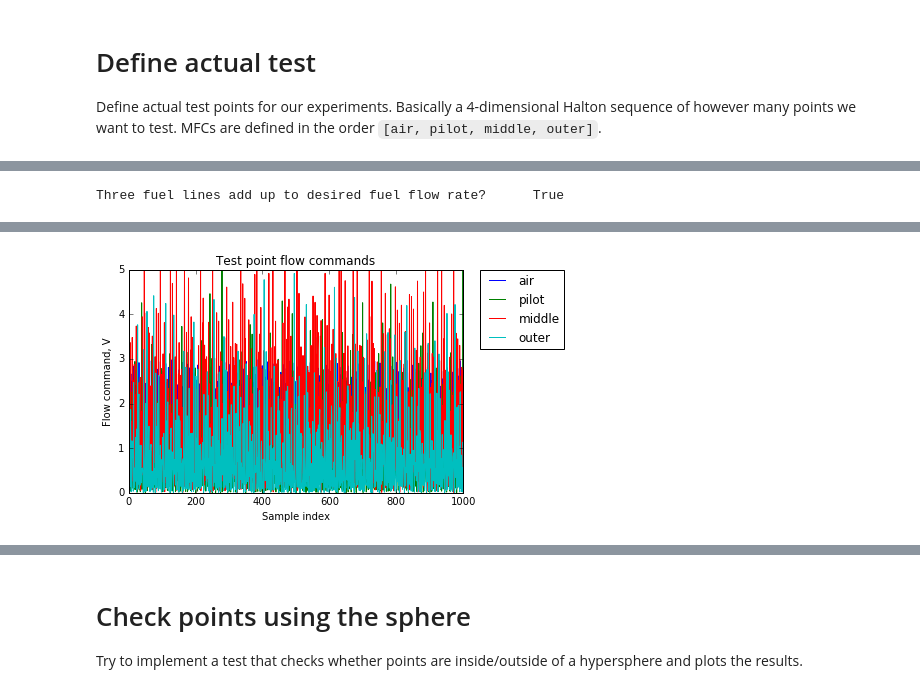
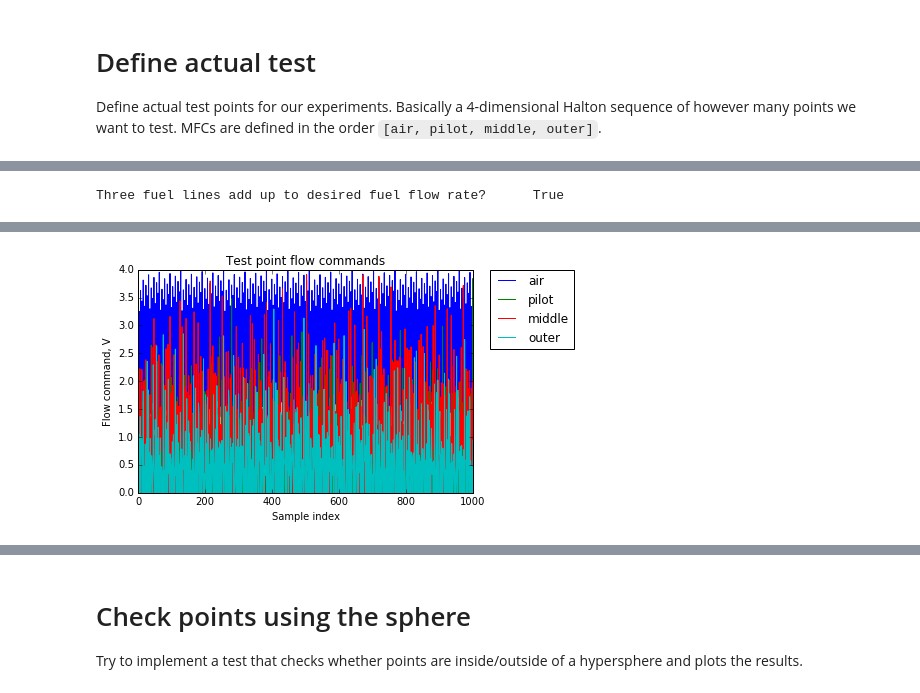
Before and after one commit to Engineero/burner_analysis, a Jupyter notebook: burner_control_notebook.ipynb, the cells around one changed output, grey strips where cells are left out. Saved outputs shown, nothing was run; the diff lists cells and outputs as text; code cells hidden in the pictures.

Commit message:
Modified flow rates and method for removing tiny flow rates based on calculations.

```diff
--- a/burner_control_notebook.ipynb
+++ b/burner_control_notebook.ipynb
@@ -87,17 +87,22 @@ def mf_from_equiv(equiv, m_dot_air):
 max_pilot = 5.0
 max_middle = 5.0
 max_outer = 5.0
-max_air = 3.0  # saturation voltage for air MFC
+max_air = 4.0  # saturation voltage for air MFC
 max_V = np.array([max_air, max_pilot, max_middle, max_outer])
-min_air = 0.3  # minimum air flow rate that we want, V
+min_factor = 0.06
+min_pilot = min_factor*max_pilot  # minimum pilot flow voltage we want, V
+min_middle = min_factor*max_middle
+min_outer = min_factor*max_outer
+min_air = 1.0  # minimum air flow voltage that we want, V
+min_V = np.array([min_air, min_pilot, min_middle, min_outer])
 air_scale = 500/5  # 500 SLPM of air at 5 V output
 # pilot_scale = 100/5  # 100 SLPM of methane at 5 V output
 # out_scale = 200/5  # 200 SLPM of methane at 5 V output
-pilot_scale = 20/5  # 100 SLPM of methane at 5 V output
-out_scale = 20/5  # 200 SLPM of methane at 5 V output
+pilot_scale = 40/5  # 40 SLPM of methane at 5 V output
+out_scale = 40/5  # 40 SLPM of methane at 5 V output
 scale_vec = [air_scale, pilot_scale, out_scale, out_scale]
 min_equiv = 0.4  # minimum equivalence ratio
-max_equiv = 1.  # maximum equivalence ratio
+max_equiv = 0.9  # maximum equivalence ratio
 # %%
 # Naive approach, just set max flow rates to something shy of their saturation voltages
 min_vals = np.array([min_air, 0, 0, 0])  # minimum input voltage per MFC
@@ -122,21 +127,28 @@ _save = False
 min_vals = np.array([min_air, 0, 0, min_equiv])
 max_vals = np.array([max_air, 1, 1, max_equiv])
 max_flow = np.multiply(max_V, scale_vec)
+min_flow = np.multiply(min_V, scale_vec)
 num_train = 1000  # number of points to test
 sequence = gh.Halton(4)  # 4-dimensional Halton sequence
-training = sequence.get(num_train)  # get however many points we want from the sequence
-training = np.array([np.multiply(point, max_vals - min_vals) + min_vals for point in training])
+ratios = sequence.get(num_train)  # get however many points we want from the sequence
+ratios = np.array([np.multiply(point, max_vals - min_vals) + min_vals for point in ratios])
 
 if _print:
-    print(training)
+    print(ratios)
 
-air_flow = mass_flow(air_scale*training[:,0], "air")  # g/min
-fuel_flow = mf_from_equiv(training[:,3], air_flow)  # g/min
-middle_flow = np.minimum(mass_flow(max_flow[2], "methane"), np.multiply(fuel_flow, training[:,1]))  # g/min
-pilot_flow = np.minimum(mass_flow(max_flow[1], "methane"), np.multiply(fuel_flow-middle_flow, training[:,2]))  #g/min
-outer_flow = np.minimum(mass_flow(max_flow[3], "methane"), fuel_flow-pilot_flow-middle_flow)  # g/min
+air_flow = mass_flow(air_scale*ratios[:,0], "air")  # g/min
+fuel_flow = mf_from_equiv(ratios[:,3], air_flow)  # total fuel flow, g/min
+
+middle_flow = np.minimum(np.multiply(fuel_flow, ratios[:,1]), mass_flow(max_flow[2], "methane"))  # g/min
+middle_flow[middle_flow < mass_flow(min_flow[2], "methane")] = 0.  # set flow rates below cutoff rate to zero
+pilot_flow = np.minimum(np.multiply(fuel_flow-middle_flow, ratios[:,2]), mass_flow(max_flow[1], "methane"))  #g/min
+pilot_flow[pilot_flow < mass_flow(min_flow[1], "methane")] = 0.  # set flow rates below cutoff rate to zero
+outer_flow = np.minimum(fuel_flow-pilot_flow-middle_flow, mass_flow(max_flow[3], "methane"))  # g/min
+pilot_flow[outer_flow < mass_flow(min_flow[3], "methane")] += outer_flow[outer_flow < mass_flow(min_flow[3], "methane")]
+outer_flow[outer_flow < mass_flow(min_flow[3], "methane")] = 0.  # set flow rates below cutoff rate to zero
 
 print("Three fuel lines add up to desired fuel flow rate?\t{}".format(all(fuel_flow -(pilot_flow + middle_flow + outer_flow) < 1e-4)))
+
 # Plot normalized flow rate pdfs
 if _plot:
     plt.hist(outer_flow, bins=50, normed=True)
@@ -152,17 +164,24 @@ air_flow = vol_flow(air_flow, "air")  # SLPM
 middle_flow = vol_flow(middle_flow, "methane")  # SLPM
 pilot_flow = vol_flow(pilot_flow, "methane")  # SLPM
 outer_flow = vol_flow(outer_flow, "methane")  # SLPM
+
 training = np.vstack((air_flow, pilot_flow, middle_flow, outer_flow)).T
 training = np.divide(training, scale_vec)  # Volts
 training = np.insert(training, 0, [0.7, 0.0, 0.5, 0.0], axis=0)  # insert voltages for reignite point
 rates = np.multiply(training, scale_vec)
+
+max_index = np.argmax(ratios[:,3])
+min_index = np.argmin(ratios[:,3])
+print("Maximum equiv. ratio: {} at {} SLPM air and {} SLPM fuel".format(ratios[max_index,3], rates[max_index,0], sum(rates[max_index,1:])))
+print("Minimum equiv. ratio: {} at {} SLPM air and {} SLPM fuel".format(ratios[min_index,3], rates[min_index,0], sum(rates[min_index,1:])))
 print("Maximum total fuel flow: {} SLPM".format(max([sum(rate[1:]) for rate in rates[1:]])))
+print("Minimum total fuel flow: {} SLPM".format(min([sum(rate[1:]) for rate in rates[1:]])))
 print("Maximum flow rates per line: {} SLPM".format(np.max(rates[1:], axis=0)))
 print("Minimum flow rates per line: {} SLPM".format(np.min(rates[1:], axis=0)))
 
 if _print:
     flow_rates = np.multiply(training, scale_vec)
-    print(flow_rates)
+    print(training)
 
 if _plot:
     plt.figure()
@@ -173,7 +192,37 @@ if _plot:
     plt.title("Test point flow commands")
     plt.show()
 
+    plt.figure()
+    plt.scatter(rates[:,0], rates[:,1])
+    plt.xlabel("Air flow rate, SLPM")
+    plt.ylabel("Pilot flow rate, SLPM")
+    plt.show()
+
+    plt.figure()
+    plt.scatter(rates[:,0], rates[:,2])
+    plt.xlabel("Air flow rate, SLPM")
+    plt.ylabel("Middle flow rate, SLPM")
+    plt.show()
+
+    plt.figure()
+    plt.scatter(rates[:,0], rates[:,1])
+    plt.xlabel("Air flow rate, SLPM")
+    plt.ylabel("Outer flow rate, SLPM")
+    plt.show()
+
+    fig = plt.figure()
+    ax = fig.add_subplot(111, projection='3d')  # define 3D plot object
+    ax.scatter(rates[:,1], rates[:,2], rates[:,3])
+    ax.set_xlim3d(0, 32)  # set the axis limits
+    ax.set_ylim3d(0, 32)
+    ax.set_zlim3d(0, 27)
+    ax.set_xlabel("Pilot flow rate, SLPM")
+    ax.set_ylabel("Middle flow rate, SLPM")
+    ax.set_zlabel("Outer flow rate, SLPM")
+    ax.view_init(30, 30)  # rotate the view
+    plt.show()
+
 if _save:
-    np.savetxt("state_sequence_{}.txt".format(num_train), training, delimiter=":")
+    np.savetxt("Set_points/state_sequence_{}.txt".format(num_train), training, delimiter=":")
 # %% [output]
 Three fuel lines add up to desired fuel flow rate?      True
@@ -184 +236 @@ Minimum flow rates per line: [  3.02636719e+01   1.93360981e-03   5.20630011e-03
-[figure, old version]
+[figure, new version]
```
Also changed, not shown: parts of 2 cells of this notebook, 2 other files.
